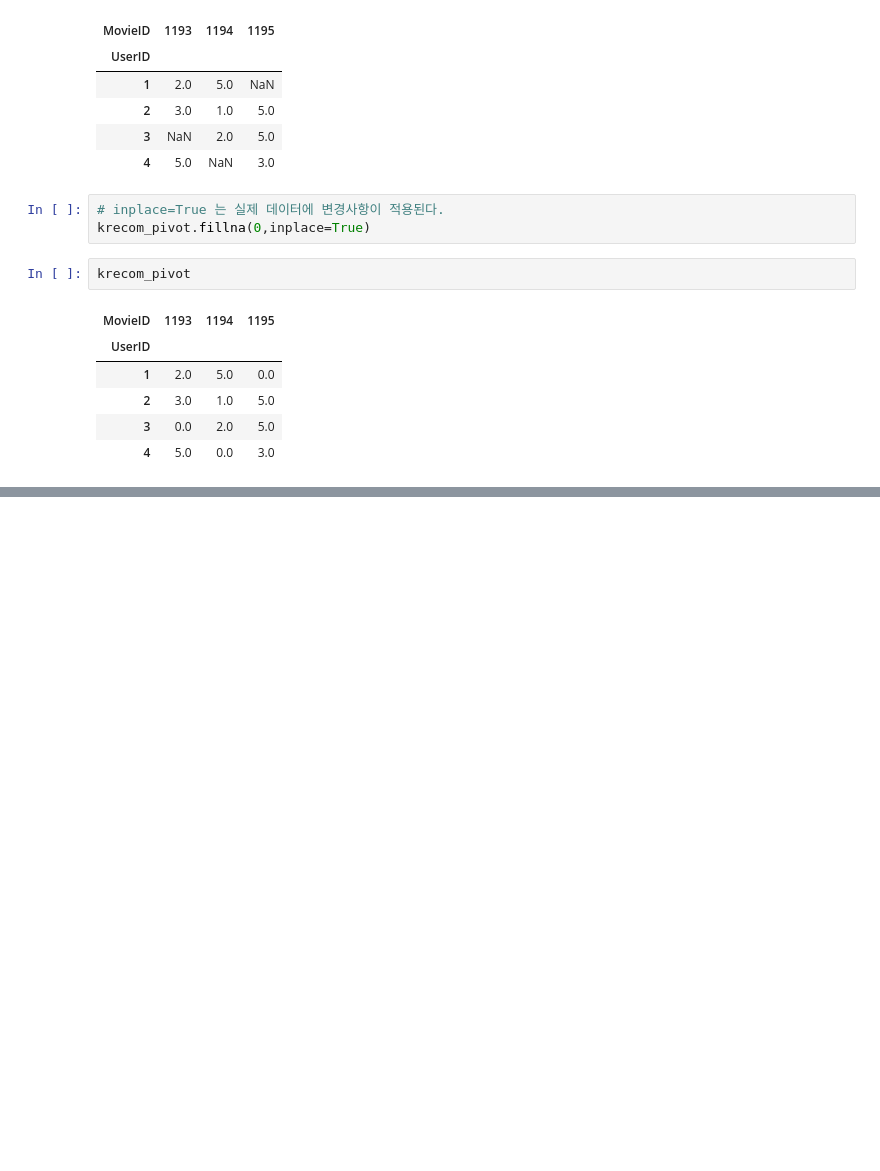
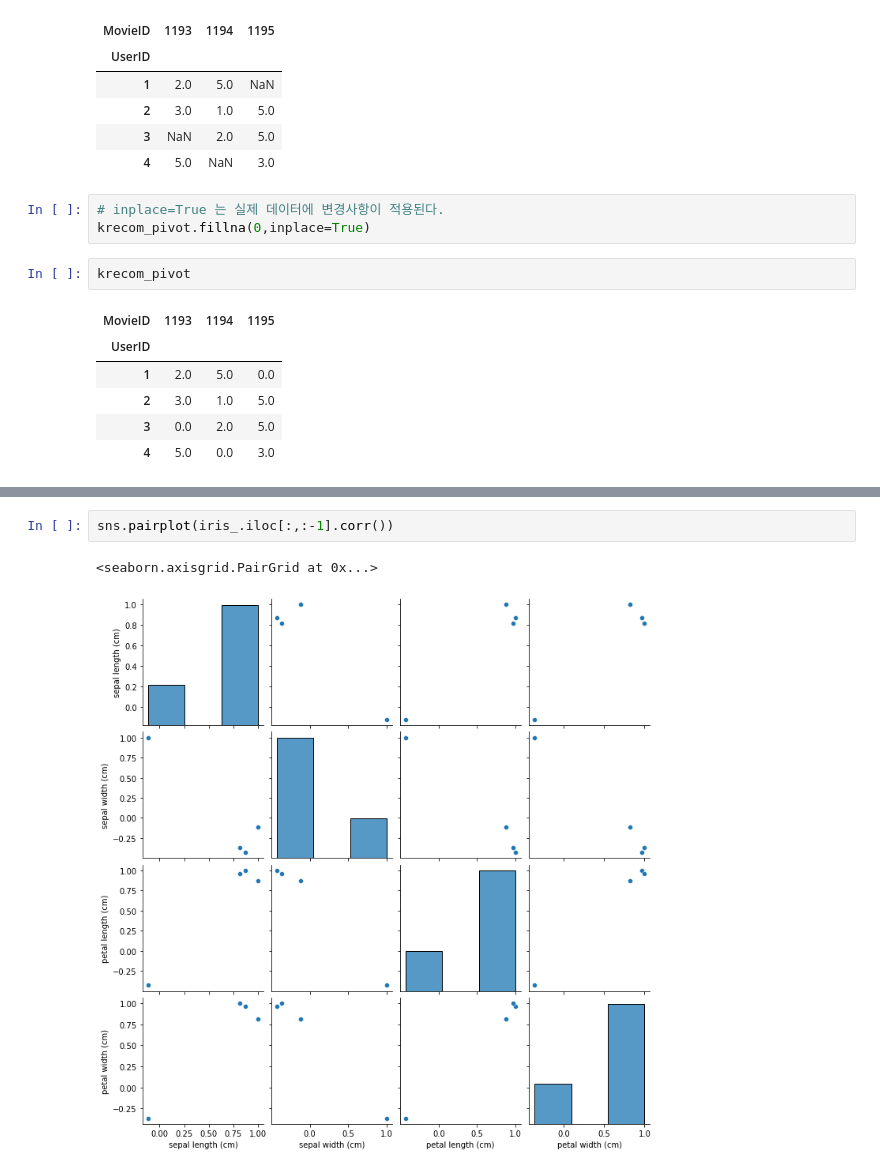
Before and after one commit to dlscks/pythondemo, a Jupyter notebook: python_27_pivot와__pivot_table_다중공선성.ipynb, the cells around one changed output, grey strips where cells are left out. Saved outputs shown, nothing was run; the diff lists cells and outputs as text; blank space fills up the shorter version.

```diff
--- a/python_27_pivot와__pivot_table_다중공선성.ipynb
+++ b/python_27_pivot와__pivot_table_다중공선성.ipynb
@@ -151,0 +322,5 @@ krecom_pivot
+# %%
+sns.pairplot(iris_.iloc[:,:-1].corr())
+# %% [output]
+<seaborn.axisgrid.PairGrid at 0x...>
+[figure, added]
```
Also changed, not shown: parts of 24 cells of this notebook.
